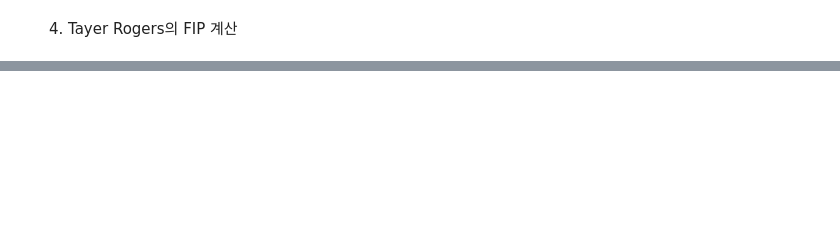
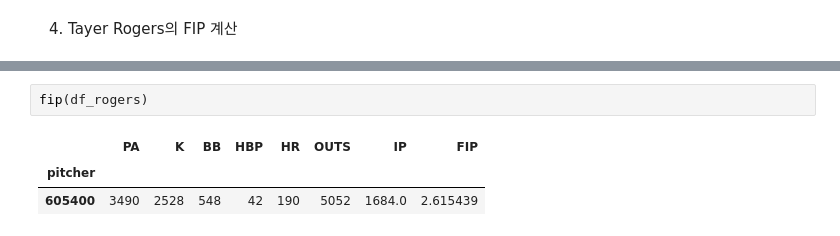
Before and after one commit to finn-sharp/Process-Mining-Analysis-on-MLB, a Jupyter notebook: process_analysis.ipynb, the cells around one changed output, grey strips where cells are left out. Saved outputs shown, nothing was run; the diff lists cells and outputs as text; blank space fills up the shorter version.

```diff
--- a/process_analysis.ipynb
+++ b/process_analysis.ipynb
@@ -579,0 +678,6 @@ display(tb_kpa_cls)
+# %%
+fip(df_rogers)
+# %% [output]
+|  | PA | K | BB | HBP | HR | OUTS | IP | FIP |
+| pitcher |  |  |  |  |  |  |  |  |
+| 605400 | 3490 | 2528 | 548 | 42 | 190 | 5052 | 1684.0 | 2.615439 |
```
Also changed, not shown: parts of 20 cells of this notebook.
